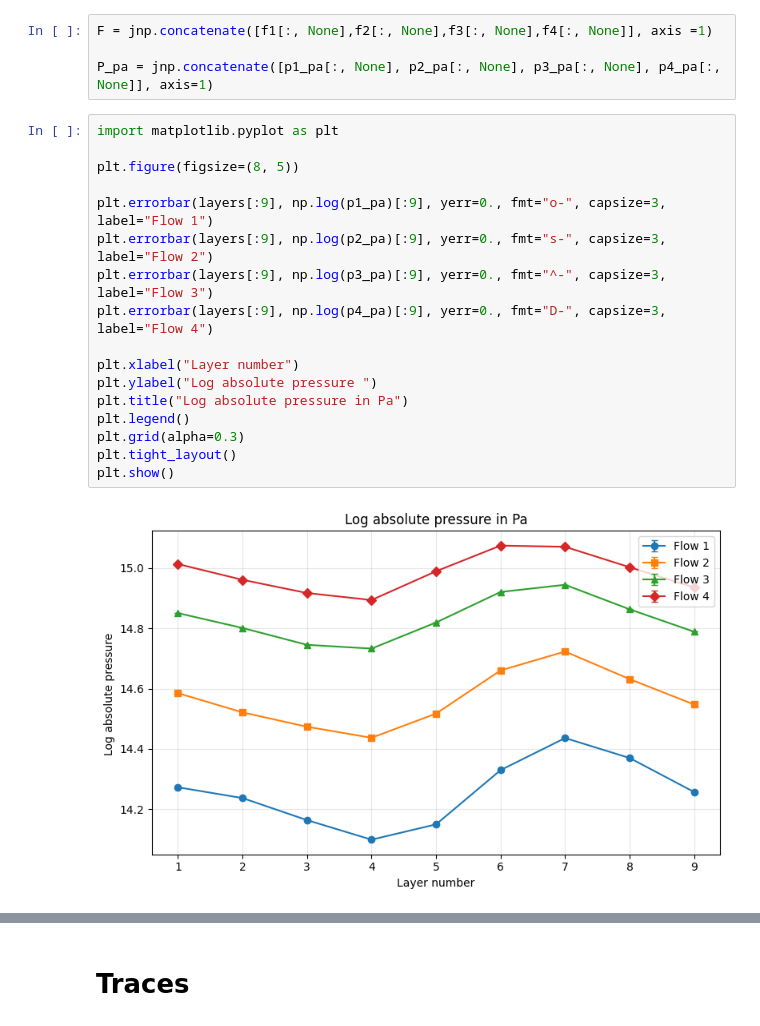
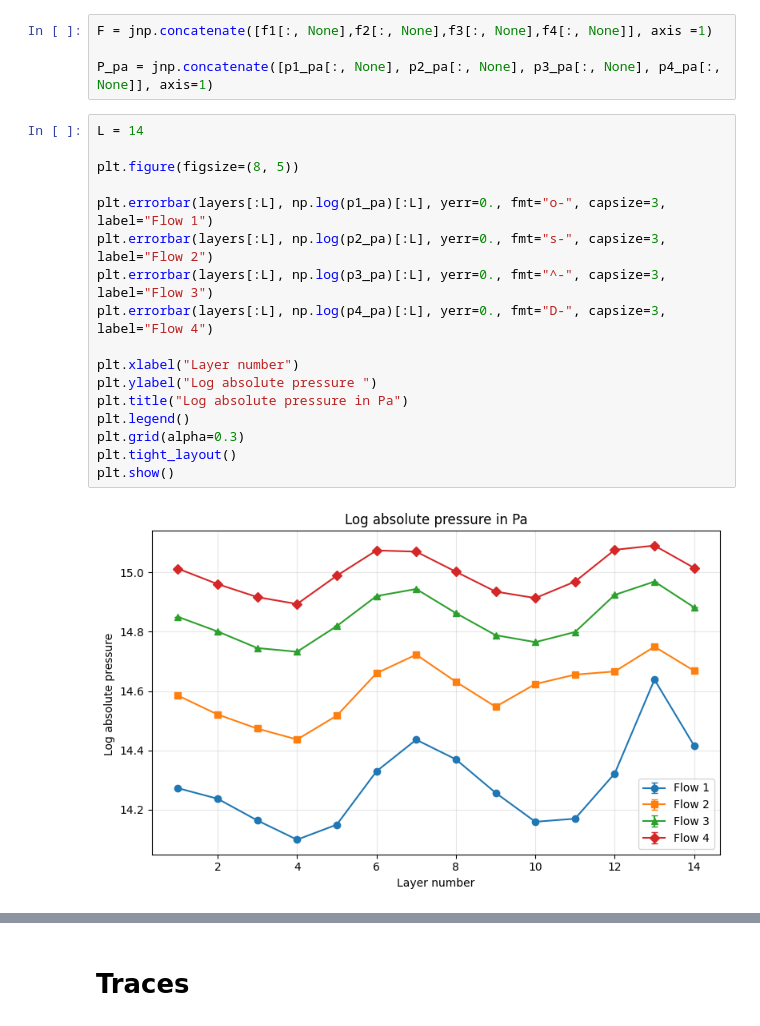
Before and after one commit to ajacobth/BayesianFLow_calibration, a Jupyter notebook: Inference_Standardized_2.ipynb, the cells around one changed output, grey strips where cells are left out. Cells and saved outputs as stored; diff of their text form.

```diff
--- a/Inference_Standardized_2.ipynb
+++ b/Inference_Standardized_2.ipynb
@@ -556,21 +553,21 @@ F = jnp.concatenate([f1[:, None],f2[:, None],f3[:, None],f4[:, None]], axis =1)
 
 P_pa = jnp.concatenate([p1_pa[:, None], p2_pa[:, None], p3_pa[:, None], p4_pa[:, None]], axis=1)
 # %%
-import matplotlib.pyplot as plt
+L = 14
 
 plt.figure(figsize=(8, 5))
 
-plt.errorbar(layers[:9], np.log(p1_pa)[:9], yerr=0., fmt="o-", capsize=3, label="Flow 1")
-plt.errorbar(layers[:9], np.log(p2_pa)[:9], yerr=0., fmt="s-", capsize=3, label="Flow 2")
-plt.errorbar(layers[:9], np.log(p3_pa)[:9], yerr=0., fmt="^-", capsize=3, label="Flow 3")
-plt.errorbar(layers[:9], np.log(p4_pa)[:9], yerr=0., fmt="D-", capsize=3, label="Flow 4")
+plt.errorbar(layers[:L], np.log(p1_pa)[:L], yerr=0., fmt="o-", capsize=3, label="Flow 1")
+plt.errorbar(layers[:L], np.log(p2_pa)[:L], yerr=0., fmt="s-", capsize=3, label="Flow 2")
+plt.errorbar(layers[:L], np.log(p3_pa)[:L], yerr=0., fmt="^-", capsize=3, label="Flow 3")
+plt.errorbar(layers[:L], np.log(p4_pa)[:L], yerr=0., fmt="D-", capsize=3, label="Flow 4")
 
 plt.xlabel("Layer number")
 plt.ylabel("Log absolute pressure ")
 plt.title("Log absolute pressure in Pa")
 plt.legend()
 plt.grid(alpha=0.3)
 plt.tight_layout()
 plt.show()
 # %% [output]
-[figure, old version]
+[figure, new version]
```
Also changed, not shown: parts of 21 cells of this notebook, 12 other files.
